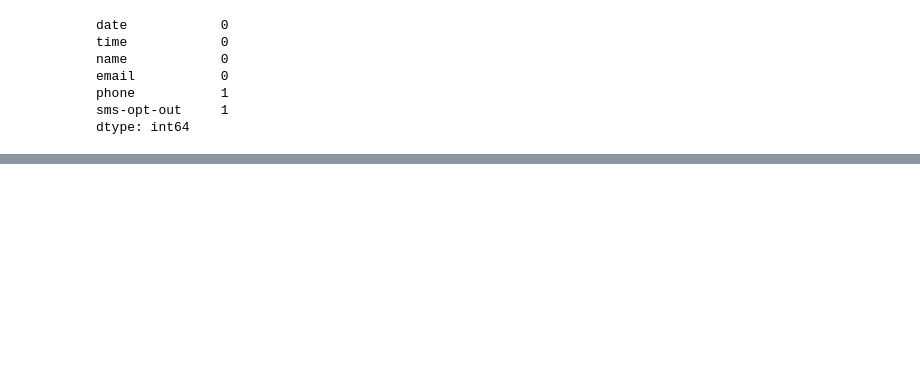
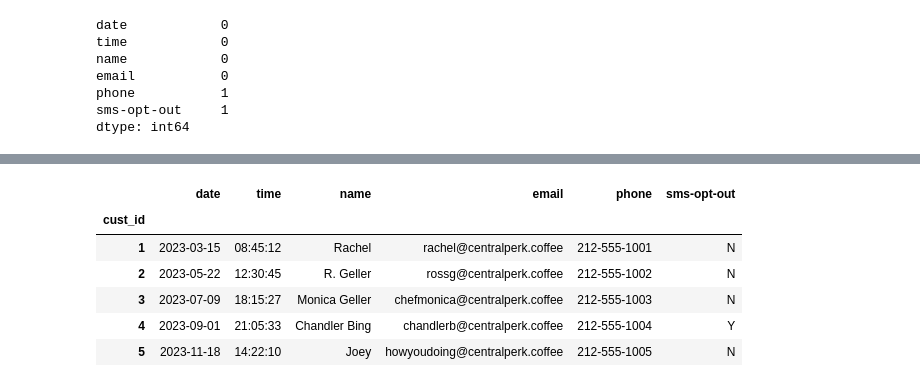
Before and after one commit to Vanessa-Guerrero/Capstone_2, a Jupyter notebook: Customer List Cleanup.ipynb, the cells around one changed output, grey strips where cells are left out. Saved outputs shown, nothing was run; the diff lists cells and outputs as text; code cells hidden in the pictures; blank space fills up the shorter version.

```diff
--- a/Customer List Cleanup.ipynb
+++ b/Customer List Cleanup.ipynb
@@ -150,0 +240,33 @@ df.loc[[301]]
+# %%
+# Starting with the date column
+
+# Start by stripping any spaces
+df['date'] = df['date'].str.strip()
+
+# Looping through each row in the 'date column and check if the date format is correct
+for index, date in df['date'].items():
+    valid_date = True
+
+    # If date doesn't match format below, it will raise the flag false
+    if len(date) != 10 or date[4] != '-' or date[7] != '-':
+        valid_date = False
+
+    # Checking if dates are digits only (no special characters besides hyphen and no letters)
+    if not date[:4].isdigit() or not date[5:7].isdigit() or not date[8:].isdigit():
+        valid_time = False
+
+    # If any came out invalid, it will print below
+    if not valid_date:
+        print(f"Index {index}: {date}")
+# %%
+# Since nothing printed, all dates were inputted correctly
+
+df.head()
+# %% [output]
+|  | date | time | name | email | phone | sms-opt-out |
+| cust_id |  |  |  |  |  |  |
+| 1 | 2023-03-15 | 08:45:12 | Rachel | rachel@centralperk.coffee | 212-555-1001 | N |
+| 2 | 2023-05-22 | 12:30:45 | R. Geller | rossg@centralperk.coffee | 212-555-1002 | N |
+| 3 | 2023-07-09 | 18:15:27 | Monica Geller | chefmonica@centralperk.coffee | 212-555-1003 | N |
+| 4 | 2023-09-01 | 21:05:33 | Chandler Bing | chandlerb@centralperk.coffee | 212-555-1004 | Y |
+| 5 | 2023-11-18 | 14:22:10 | Joey | howyoudoing@centralperk.coffee | 212-555-1005 | N |
```
Also changed, not shown: parts of 41 cells of this notebook, 1 other file.
